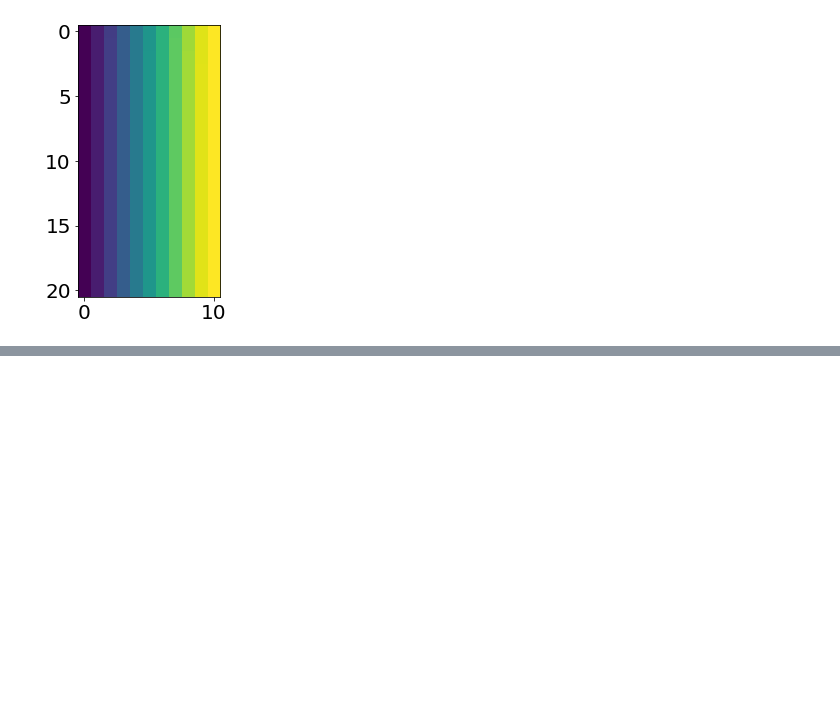
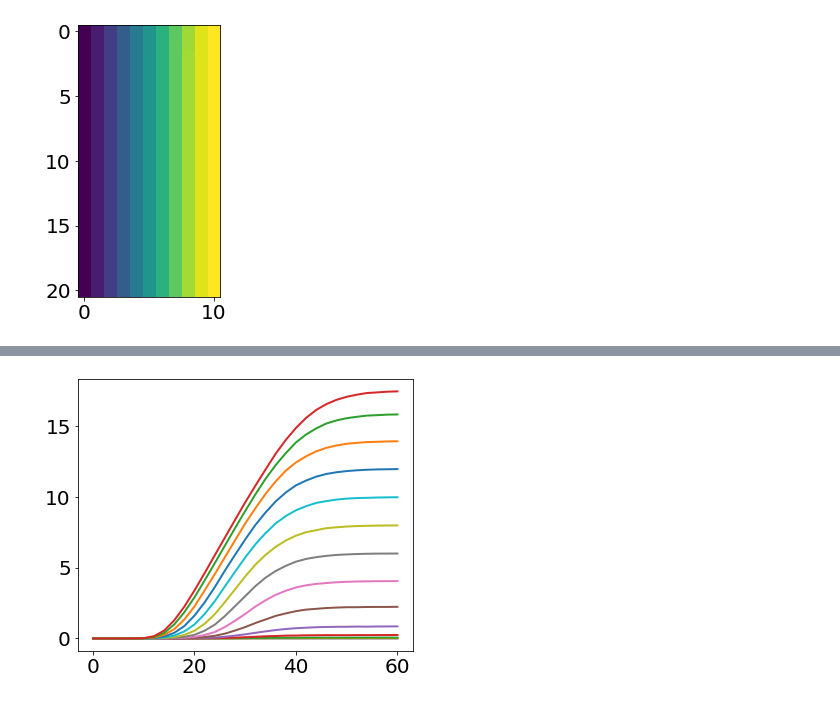
Before and after one commit to zsxqblz/nmeas_MIE_clifford, a Jupyter notebook: visualization.ipynb, the cells around one changed output, grey strips where cells are left out. Saved outputs shown, nothing was run; the diff lists cells and outputs as text; code cells hidden in the pictures; blank space fills up the shorter version.

```diff
--- a/visualization.ipynb
+++ b/visualization.ipynb
@@ -512,0 +534,8 @@ plt.imshow(cmi_ave_l)
+# %%
+# plt.plot(cmi_ave_l[:, 0])
+
+for i in range(35,49):
+    plt.plot(depth_l,cmi_ave_l[:,i])
+# plt.yscale('log')
+# %% [output]
+[figure, added]
```
Also changed, not shown: parts of 17 cells of this notebook, 4 other files.
